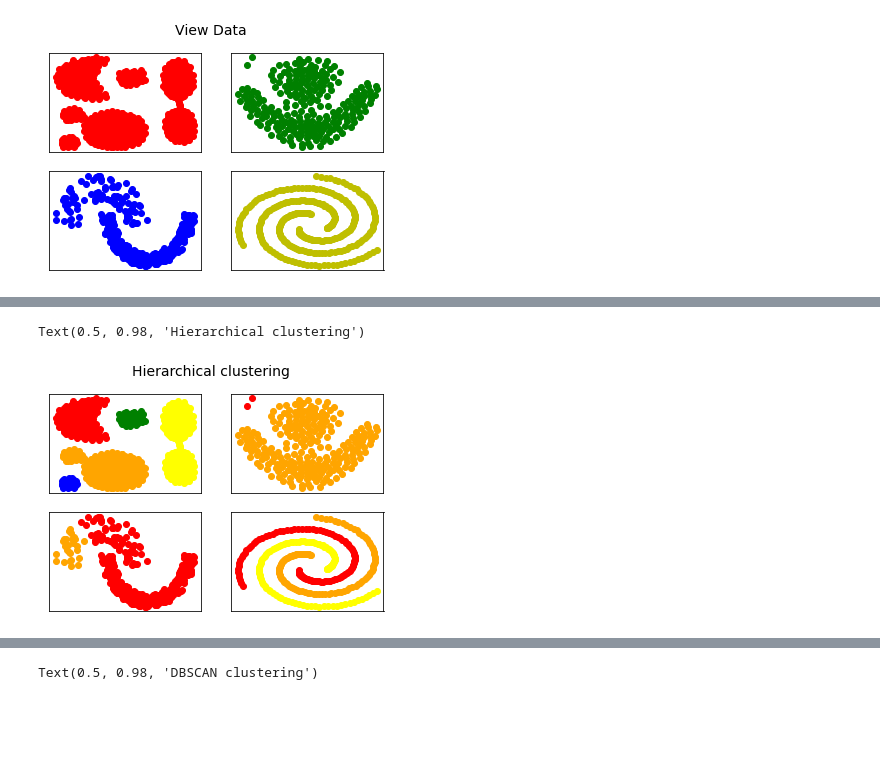
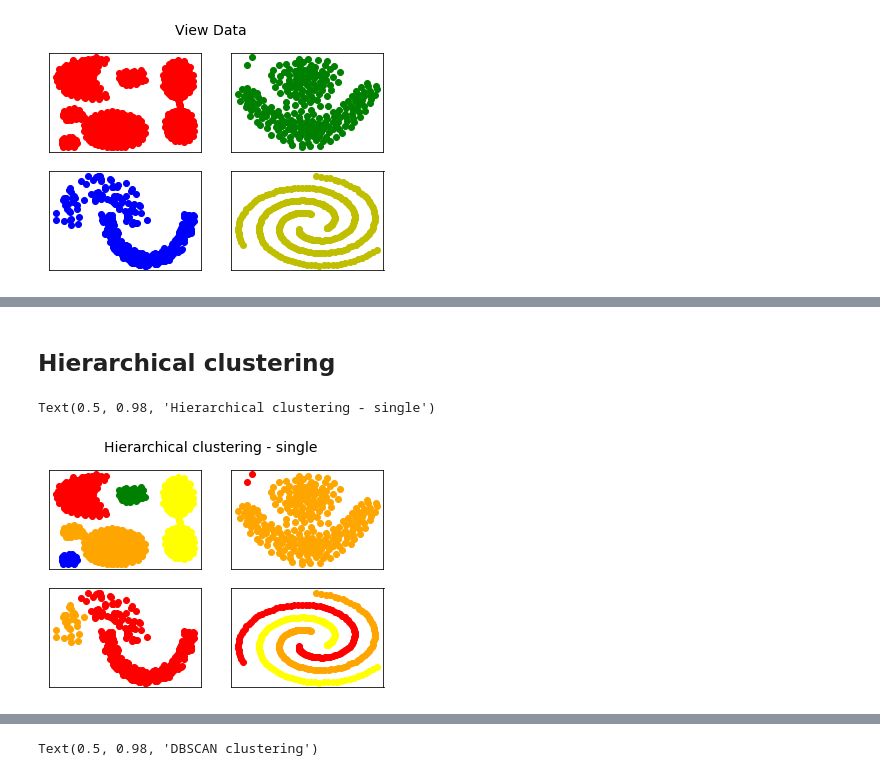
Before and after one commit to sujuntao-stat6289/STAT6240, a Jupyter notebook: Q3_Clustering.ipynb, the cells around one changed output, grey strips where cells are left out. Saved outputs shown, nothing was run; the diff lists cells and outputs as text; code cells hidden in the pictures; blank space fills up the shorter version.

```diff
--- a/Q3_Clustering.ipynb
+++ b/Q3_Clustering.ipynb
@@ -57,0 +74,6 @@ Text(0.5, 0.98, 'K-means clustering')
+# %%
+for i in range(6):
+    plt.subplot(231+i)
+    Kmeans_with_plot(df[0].iloc[:,:2].values,i+2)
+    plt.xticks([]),plt.yticks([])
+plt.suptitle('K-means clustering - Data1', fontsize=14)
@@ -57,0 +83,6 @@ Text(0.5, 0.98, 'K-means clustering')
+# %%
+for i in range(4):
+    plt.subplot(221+i)
+    Kmeans_with_plot(df[1].iloc[:,:2].values,i+2)
+    plt.xticks([]),plt.yticks([])
+plt.suptitle('K-means clustering - Data3', fontsize=14)
@@ -57,0 +92,6 @@ Text(0.5, 0.98, 'K-means clustering')
+# %%
+for i in range(4):
+    plt.subplot(221+i)
+    Kmeans_with_plot(df[2].iloc[:,:2].values,i+2)
+    plt.xticks([]),plt.yticks([])
+plt.suptitle('K-means clustering - Data4', fontsize=14)
@@ -57,0 +101,6 @@ Text(0.5, 0.98, 'K-means clustering')
+# %%
+for i in range(4):
+    plt.subplot(221+i)
+    Kmeans_with_plot(df[3].iloc[:,:2].values,i+1)
+    plt.xticks([]),plt.yticks([])
+plt.suptitle('K-means clustering - Data5', fontsize=14)
@@ -58,10 +110,12 @@ Text(0.5, 0.98, 'K-means clustering')
+# %% [markdown]
+## Hierarchical clustering
 # %%
 n_clusters=[5,2,2,3]
 for i in range(4):
     plt.subplot(221+i)
     Hierarchical_with_plot(df[i].iloc[:,:2].values,n_clusters[i])
     plt.xticks([]),plt.yticks([])
-plt.suptitle('Hierarchical clustering', fontsize=14)
+plt.suptitle('Hierarchical clustering - single', fontsize=14)
 # %% [output]
-Text(0.5, 0.98, 'Hierarchical clustering')
+Text(0.5, 0.98, 'Hierarchical clustering - single')
-[figure, old version]
+[figure, new version]
```
Also changed, not shown: parts of 12 cells of this notebook, 1 other file.
